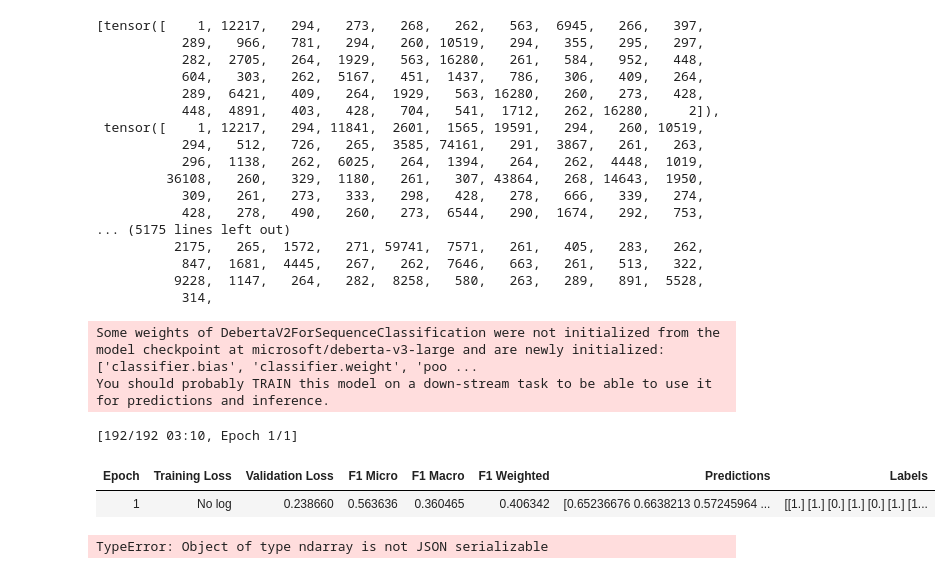
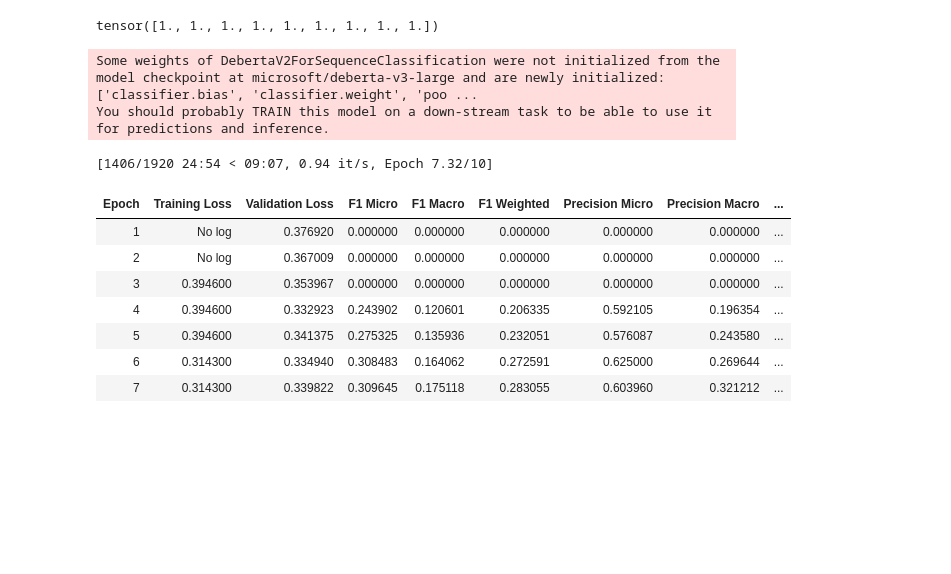
Before and after one commit to Mekacher-Anis/Ethical-AI, a Jupyter notebook: experiments/method1/train.ipynb, the cells around one changed output. Cells and saved outputs as stored; diff of their text form; code cells hidden in the pictures; blank space fills up the shorter version.

Commit message:
Updated training.

```diff
--- a/experiments/method1/train.ipynb
+++ b/experiments/method1/train.ipynb
@@ -84,26 +110,26 @@ class CustomTrainer(Trainer):
 from datasets import load_dataset
 
 ds = load_dataset('timonziegenbein/appropriateness-corpus')
-# classes = [
-#     'Excessive Intensity',
-#     'Emotional Deception',
-#     'Missing Seriousness',
-#     'Missing Openness',
-#     'Unclear Meaning',
-#     'Missing Relevance',
-#     'Confusing Reasoning',
-#     'Detrimental Orthography',
-#     'Reason Unclassified'
-# ]
+classes = [
+    'Excessive Intensity',
+    'Emotional Deception',
+    'Missing Seriousness',
+    'Missing Openness',
+    'Unclear Meaning',
+    'Missing Relevance',
+    'Confusing Reasoning',
+    'Detrimental Orthography',
+    'Reason Unclassified'
+]
 # classes = [
 #     'Toxic Emotions',
 #     'Missing Commitment',
 #     'Missing Intelligibility',
 #     'Other Reasons'
 # ]
-classes = [
-    'Inappropriateness'
-]
+# classes = [
+#     'Inappropriateness'
+# ]
 class2id = {class_:id for id, class_ in enumerate(classes)}
 id2class = {id:class_ for class_, id in class2id.items()}
 
@@ -122,27 +148,10 @@ tokenized_ds = ds.map(functools.partial(tokenize_examples, tokenizer=tokenizer,
 tokenized_ds = tokenized_ds.with_format('torch')
 
 labels = tokenized_ds['train']['labels']
-label_weights = 1 - labels.sum(axis=0) / labels.sum()
+label_weights = torch.ones(len(classes))
+print(label_weights)
+# %% [output]
+tensor([1., 1., 1., 1., 1., 1., 1., 1., 1.])
-# %%
-tokenized_ds['train']['input_ids']
-# %% [output]
-[tensor([    1, 12217,   294,   273,   268,   262,   563,  6945,   266,   397,
-           289,   966,   781,   294,   260, 10519,   294,   355,   295,   297,
-           282,  2705,   264,  1929,   563, 16280,   261,   584,   952,   448,
-           604,   303,   262,  5167,   451,  1437,   786,   306,   409,   264,
-           289,  6421,   409,   264,  1929,   563, 16280,   260,   273,   428,
-           448,  4891,   403,   428,   704,   541,  1712,   262, 16280,     2]),
- tensor([    1, 12217,   294, 11841,  2601,  1565, 19591,   294,   260, 10519,
-           294,   512,   726,   265,  3585, 74161,   291,  3867,   261,   263,
-           296,  1138,   262,  6025,   264,  1394,   264,   262,  4448,  1019,
-         36108,   260,   329,  1180,   261,   307, 43864,   268, 14643,  1950,
-           309,   261,   273,   333,   298,   428,   278,   666,   339,   274,
-           428,   278,   490,   260,   273,  6544,   290,  1674,   292,   753,
-... (5175 lines left out)
-          2175,   265,  1572,   271, 59741,  7571,   261,   405,   283,   262,
-           847,  1681,  4445,   267,   262,  7646,   663,   261,   513,   322,
-          9228,  1147,   264,   282,  8258,   580,   263,   289,   891,  5528,
-           314,
 # %%
 # qunatization config
 quantization_config = BitsAndBytesConfig(
@@ -174,6 +183,7 @@ lora_config = LoraConfig(
 #     # device_map="auto",
 #     # quantization_config=quantization_config,
 #     num_labels=len(classes),
+    # problem_type="multi_label_classification",
 # )
 
 # model = AutoModelForSequenceClassification.from_pretrained(
@@ -192,6 +202,7 @@ model = AutoModelForSequenceClassification.from_pretrained(
     device_map="cuda:0",
     quantization_config=quantization_config,
     num_labels=len(classes),
+    problem_type="multi_label_classification",
 )
 model = prepare_model_for_kbit_training(model)
 model = get_peft_model(model, lora_config)
@@ -206,28 +217,33 @@ training_args = TrainingArguments(
     learning_rate = 1e-4,
     per_device_train_batch_size = 8, # tested with 16gb gpu ram
     per_device_eval_batch_size = 8,
-    num_train_epochs = 1,
+    num_train_epochs = 10,
     # weight_decay = 0.01,
     eval_strategy = 'epoch',
     save_strategy = 'epoch',
     load_best_model_at_end = True
 )
 # %%
-trainer = Trainer(
+trainer = CustomTrainer(
     model = model,
     args = training_args,
     train_dataset = tokenized_ds['train'],
     eval_dataset = tokenized_ds['validation'],
     tokenizer = tokenizer,
     data_collator = functools.partial(collate_fn, tokenizer=tokenizer),
     compute_metrics = compute_metrics,
-    # label_weights = torch.tensor(label_weights, device=model.device)
+    label_weights = torch.tensor(label_weights, device=model.device)
 )
 
 trainer.train()
 # %% [output]
-[192/192 03:10, Epoch 1/1]
+[1406/1920 24:54 < 09:07, 0.94 it/s, Epoch 7.32/10]
-| Epoch | Training Loss | Validation Loss | F1 Micro | F1 Macro | F1 Weighted | Predictions | Labels |
-| 1 | No log | 0.238660 | 0.563636 | 0.360465 | 0.406342 | [0.65236676 0.6638213 0.57245964 ... | [[1.] [1.] [0.] [1.] [0.] [1.] [1... |
+| Epoch | Training Loss | Validation Loss | F1 Micro | F1 Macro | F1 Weighted | Precision Micro | Precision Macro | ... |
+| 1 | No log | 0.376920 | 0.000000 | 0.000000 | 0.000000 | 0.000000 | 0.000000 | ... |
+| 2 | No log | 0.367009 | 0.000000 | 0.000000 | 0.000000 | 0.000000 | 0.000000 | ... |
+| 3 | 0.394600 | 0.353967 | 0.000000 | 0.000000 | 0.000000 | 0.000000 | 0.000000 | ... |
+| 4 | 0.394600 | 0.332923 | 0.243902 | 0.120601 | 0.206335 | 0.592105 | 0.196354 | ... |
+| 5 | 0.394600 | 0.341375 | 0.275325 | 0.135936 | 0.232051 | 0.576087 | 0.243580 | ... |
+| 6 | 0.314300 | 0.334940 | 0.308483 | 0.164062 | 0.272591 | 0.625000 | 0.269644 | ... |
+| 7 | 0.314300 | 0.339822 | 0.309645 | 0.175118 | 0.283055 | 0.603960 | 0.321212 | ... |
-TypeError: Object of type ndarray is not JSON serializable
 # %%
```
Also changed, not shown: parts of 3 cells of this notebook.
